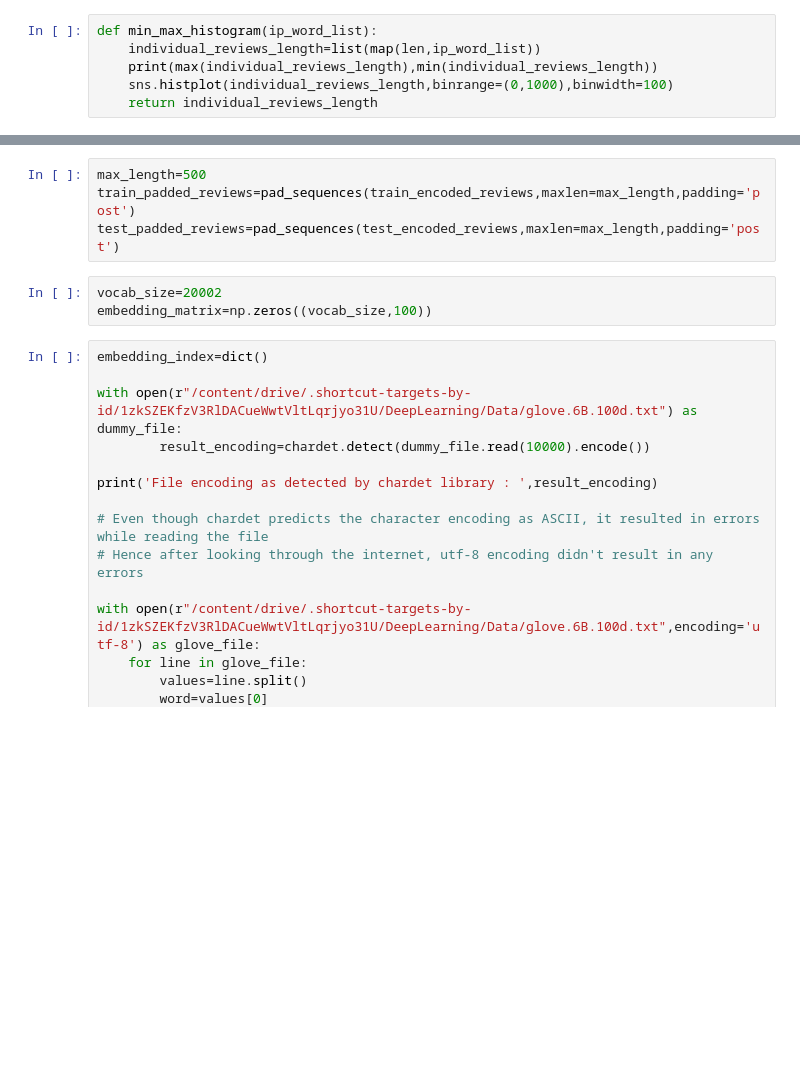
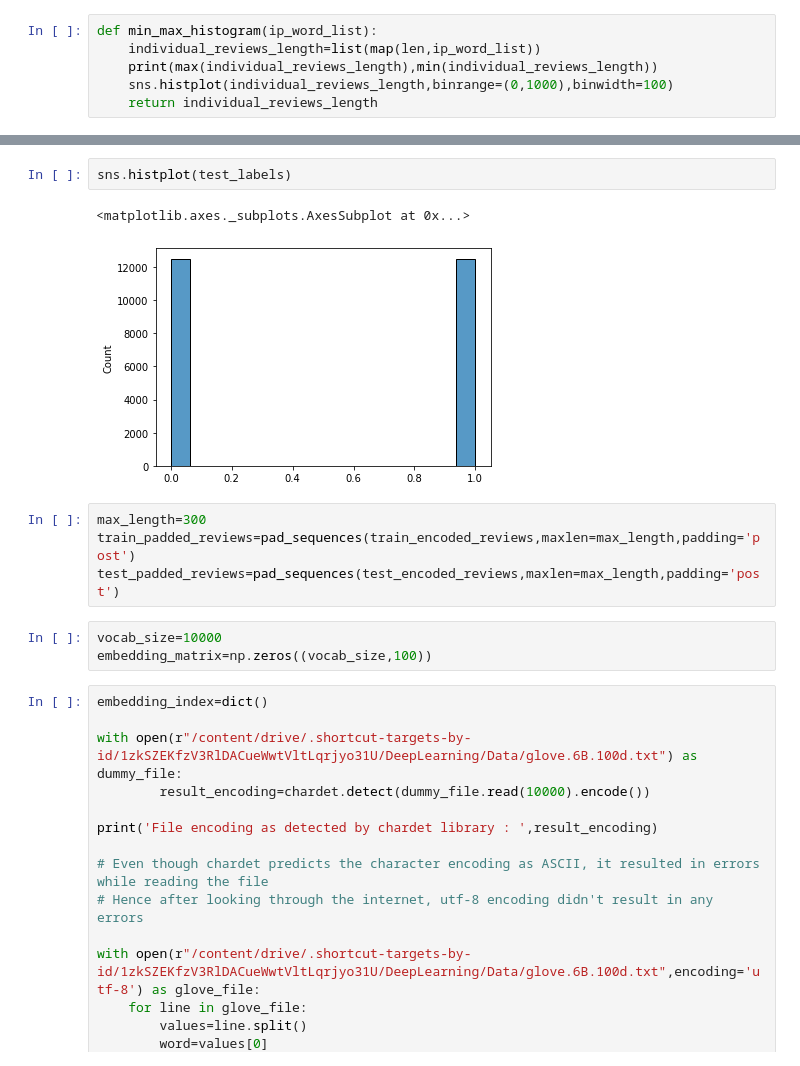
Before and after one commit to shankartmv/Deep-Learning-Work, a Jupyter notebook: IMDB_Sentiment_reviews_using_tensorflow_dataset.ipynb, the cells around one changed output, grey strips where cells are left out. Drawn from its saved outputs; the diff is of its cells as text; blank space fills up the shorter version.

```diff
--- a/IMDB_Sentiment_reviews_using_tensorflow_dataset.ipynb
+++ b/IMDB_Sentiment_reviews_using_tensorflow_dataset.ipynb
@@ -199,9 +208,14 @@ dtype: float64
+# %%
+sns.histplot(test_labels)
+# %% [output]
+<matplotlib.axes._subplots.AxesSubplot at 0x...>
+[figure, added]
 # %%
-max_length=500
+max_length=300
 train_padded_reviews=pad_sequences(train_encoded_reviews,maxlen=max_length,padding='post')
 test_padded_reviews=pad_sequences(test_encoded_reviews,maxlen=max_length,padding='post')
 # %%
-vocab_size=20002
+vocab_size=10000
 embedding_matrix=np.zeros((vocab_size,100))
 # %%
 embedding_index=dict()
```
Also changed, not shown: parts of 28 cells of this notebook.
